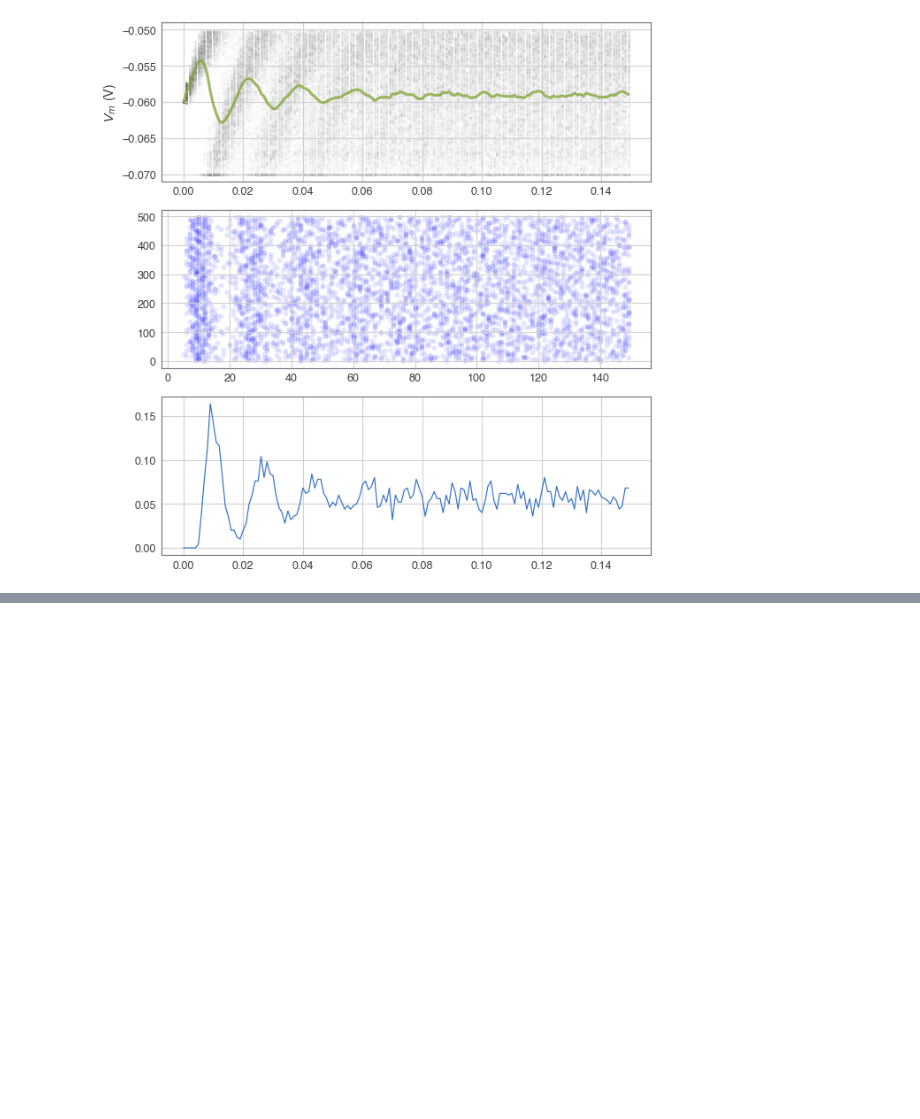
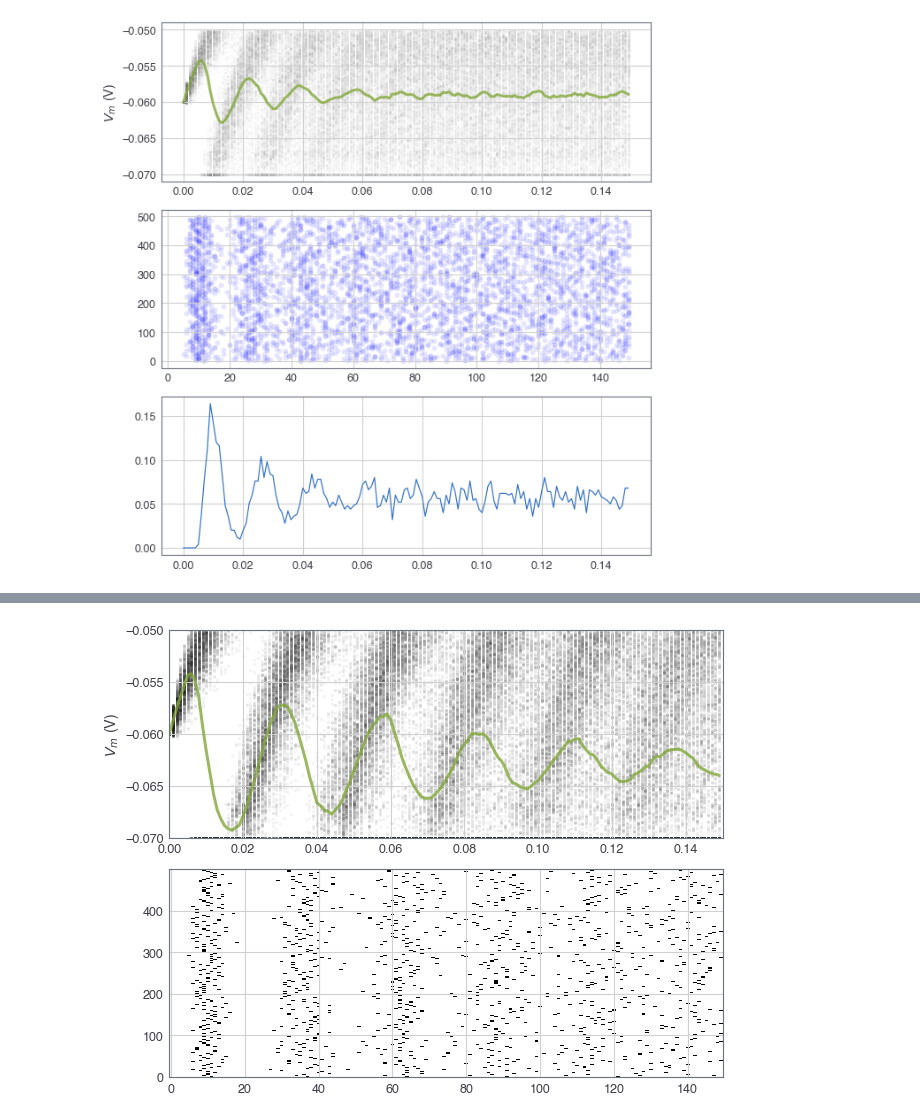
Before and after one commit to awakhloo/Neuromatch, a Jupyter notebook: numpy practice.ipynb, the cells around one changed output, grey strips where cells are left out. Drawn from its saved outputs; the diff is of its cells as text; code cells hidden in the pictures; blank space fills up the shorter version.

```diff
--- a/numpy practice.ipynb
+++ b/numpy practice.ipynb
@@ -289,36 +341,46 @@ np.random.seed(2020)
 time = np.arange(0, t_max, dt)
 steps = len(time)
 
 n = 500
 v_n = np.ones([n, steps]) * el
 syn = i_mean * (1 + 0.1 * (np.sqrt(t_max/dt) * (np.random.random([n, steps]) * 2 - 1)))
 spikes_n = np.zeros([steps])
 thresh = -0.05
 v_r = -0.07
-
+t_ref = 0.010 #refractory period for spiking.
+last_spike = np.ones(n) * -t_ref
 raster = np.zeros([n, steps])
 
 fig = plt.figure(figsize = (9, 10))
 
 for step, t in enumerate(time) :
     if step == 0 :
         continue
     v_n[:, step] = v_n[:, step - 1] + dt * ((el - v_n[:, step - 1] + r * syn[:, step]))/tau
+
     spikey_guys = (v_n[:, step] >= thresh)
-    last_spike[spikey_guys] += 1
-    clamped =
     v_n[spikey_guys, step] = v_r
     raster[spikey_guys, step] = 1.
-    spikes_n[step] =len(indexer)
+    spikes_n[step] =len(v_n[spikey_guys, step])
+
+    last_spike[spikey_guys] = t
+    clamped = last_spike + t_ref > t
+    v_n[clamped, step] = v_r
 
 v_mu = np.mean(v_n, axis = 0)
 spikes_mu = spikes_n / n
 
 ax1 = plt.subplot(3, 1, 1)
 for j in range(n):
     plt.scatter(time, v_n[j], color="k", marker=".", alpha=0.05)
-plt.plot(t_range, v_mu, 'C1', alpha=0.8, linewidth=3)
+plt.plot(time, v_mu, 'C1', alpha=0.8, linewidth=3)
 plt.ylabel('$V_m$ (V)')
-
+plt.ylim((-0.07, -0.05))
+plt.xlim(0, 0.15)
 ax2= plt.subplot(3, 1, 2)
 plt.imshow(raster, cmap = 'Greys', aspect = 'auto', origin = 'lower')
+
+plt.tight_layout()
+plt.show()
+# %% [output]
+[figure, added]
```
Also changed, not shown: parts of 5 cells of this notebook.
